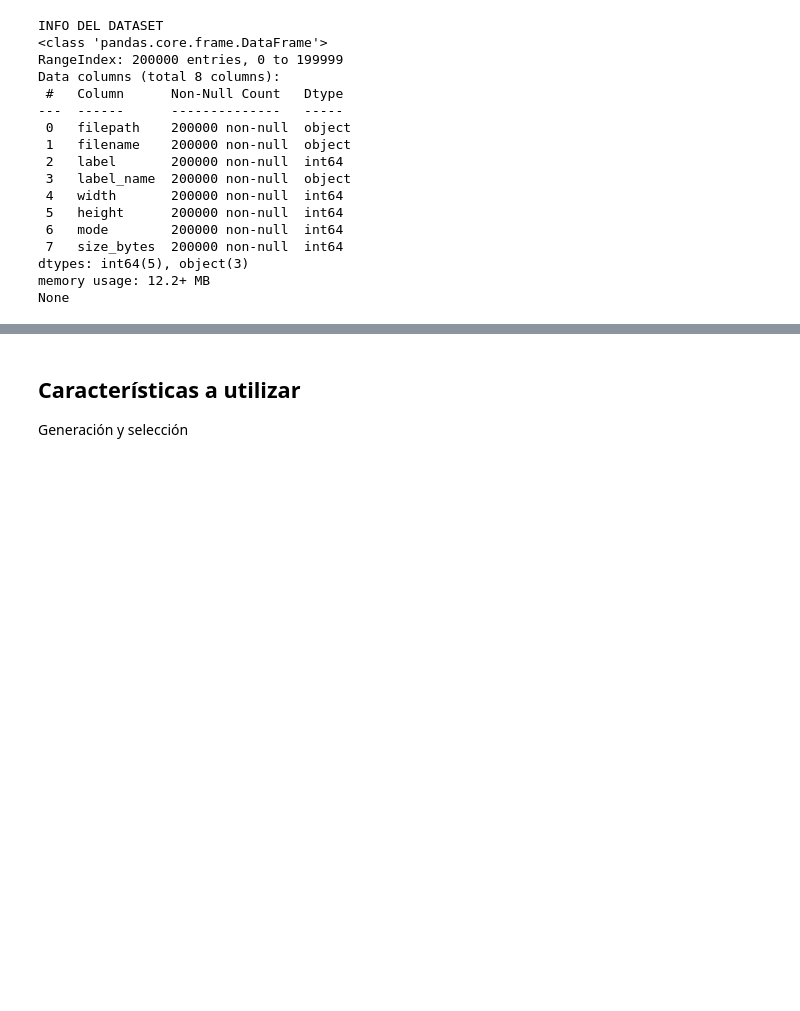
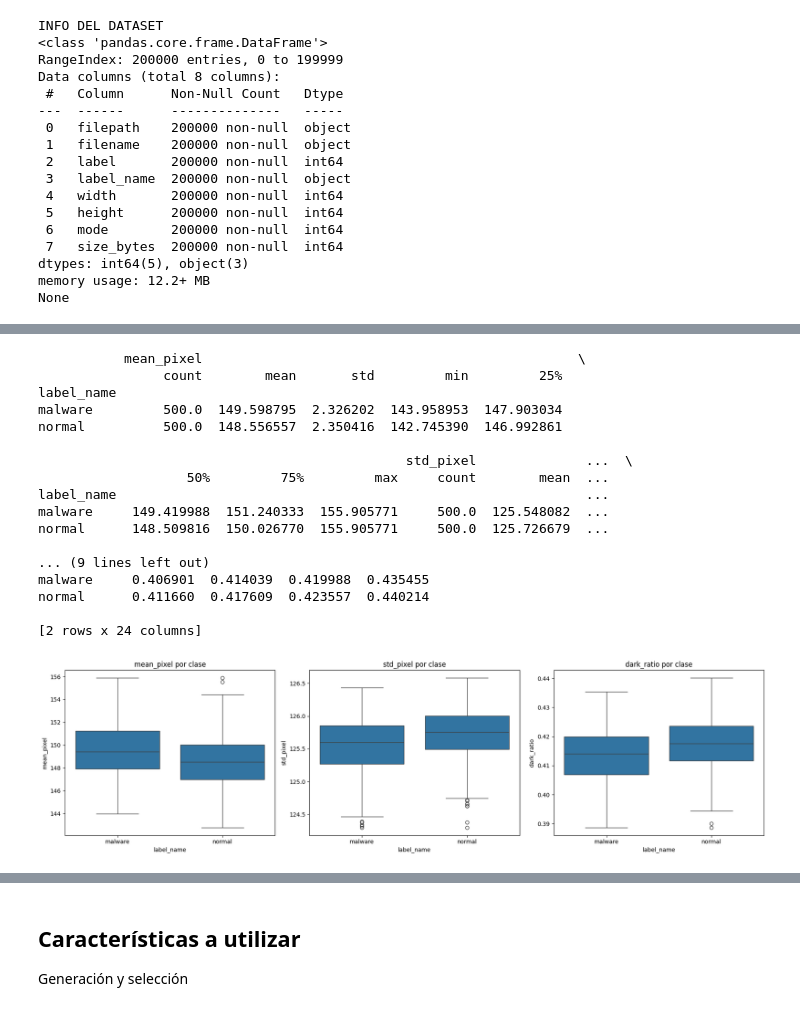
Before and after one commit to Fabiola-cc/malicious-qr-detector, a Jupyter notebook: analisis-exploratorio.ipynb, the cells around one changed output, grey strips where cells are left out. Saved outputs shown, nothing was run; the diff lists cells and outputs as text; code cells hidden in the pictures; blank space fills up the shorter version.

```diff
--- a/analisis-exploratorio.ipynb
+++ b/analisis-exploratorio.ipynb
@@ -148,0 +240,45 @@ None
+# %%
+# ANÁLISIS DE PÍXELES (muestra): brillo medio e histograma de intensidades
+import numpy as np
+
+# Calcular estadísticas de píxeles sobre una muestra (evita procesar 200K imágenes)
+sample = df.groupby('label_name').sample(500, random_state=42)
+
+pixel_stats = []
+for _, row in sample.iterrows():
+    img = np.array(Image.open(row['filepath']).convert('L'))
+    pixel_stats.append({
+        'label_name': row['label_name'],
+        'mean_pixel': img.mean(),
+        'std_pixel': img.std(),
+        'dark_ratio': (img < 128).mean()  # proporción de píxeles oscuros (módulos del QR)
+    })
+
+pixel_df = pd.DataFrame(pixel_stats)
+print(pixel_df.groupby('label_name')[['mean_pixel', 'std_pixel', 'dark_ratio']].describe())
+
+fig, axes = plt.subplots(1, 3, figsize=(18, 5))
+for i, col in enumerate(['mean_pixel', 'std_pixel', 'dark_ratio']):
+    sns.boxplot(data=pixel_df, x='label_name', y=col, ax=axes[i])
+    axes[i].set_title(f'{col} por clase')
+plt.tight_layout()
+plt.show()
+# %% [output]
+           mean_pixel                                                \
+                count        mean       std         min         25%
+label_name
+malware         500.0  149.598795  2.326202  143.958953  147.903034
+normal          500.0  148.556557  2.350416  142.745390  146.992861
+
+                                               std_pixel              ...  \
+                   50%         75%         max     count        mean  ...
+label_name                                                            ...
+malware     149.419988  151.240333  155.905771     500.0  125.548082  ...
+normal      148.509816  150.026770  155.905771     500.0  125.726679  ...
+
+... (9 lines left out)
+malware     0.406901  0.414039  0.419988  0.435455
+normal      0.411660  0.417609  0.423557  0.440214
+
+[2 rows x 24 columns]
+[figure, added]
```
Also changed, not shown: parts of 21 cells of this notebook.
